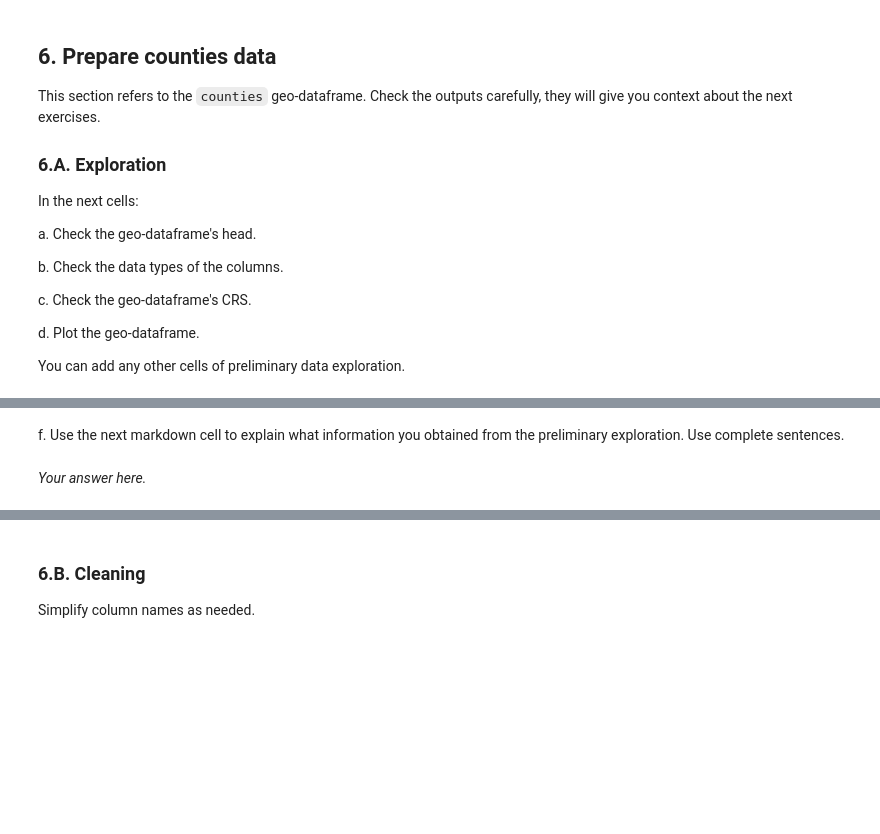
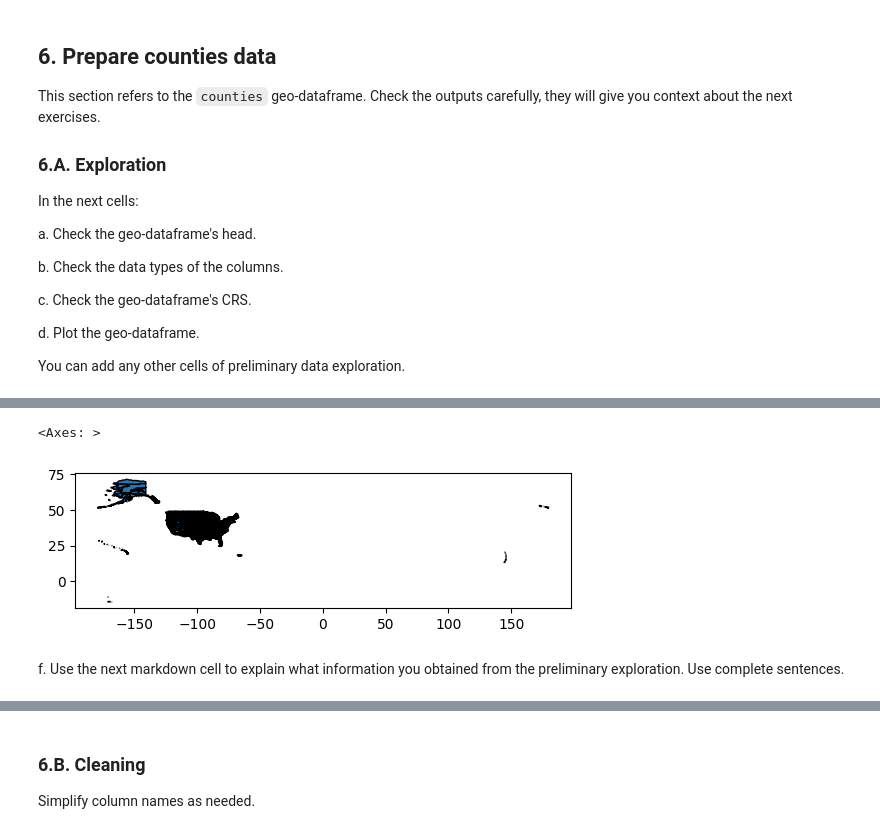
Before and after one commit to takeenshamloo/eds220-hwk3, a Jupyter notebook: hwk3-task2-oil-spills.ipynb, the cells around one changed output, grey strips where cells are left out. Cells and saved outputs as stored; diff of their text form; code cells hidden in the pictures; blank space fills up the shorter version.

Commit message:
Completed step 6a preliminary check on geo data

```diff
--- a/hwk3-task2-oil-spills.ipynb
+++ b/hwk3-task2-oil-spills.ipynb
@@ -330,6 +374,10 @@ You can add any other cells of preliminary data exploration.
+# %%
+# d. Plot geo-data
+counties.plot(edgecolor = "black")
+# %% [output]
+<Axes: >
+[figure, added]
 # %% [markdown]
 <!-- BEGIN QUESTION -->
 
 f. Use the next markdown cell to explain what information you obtained from the preliminary exploration. Use complete sentences.
-# %% [markdown]
-*Your answer here.*
```
Also changed, not shown: parts of 8 cells of this notebook.
